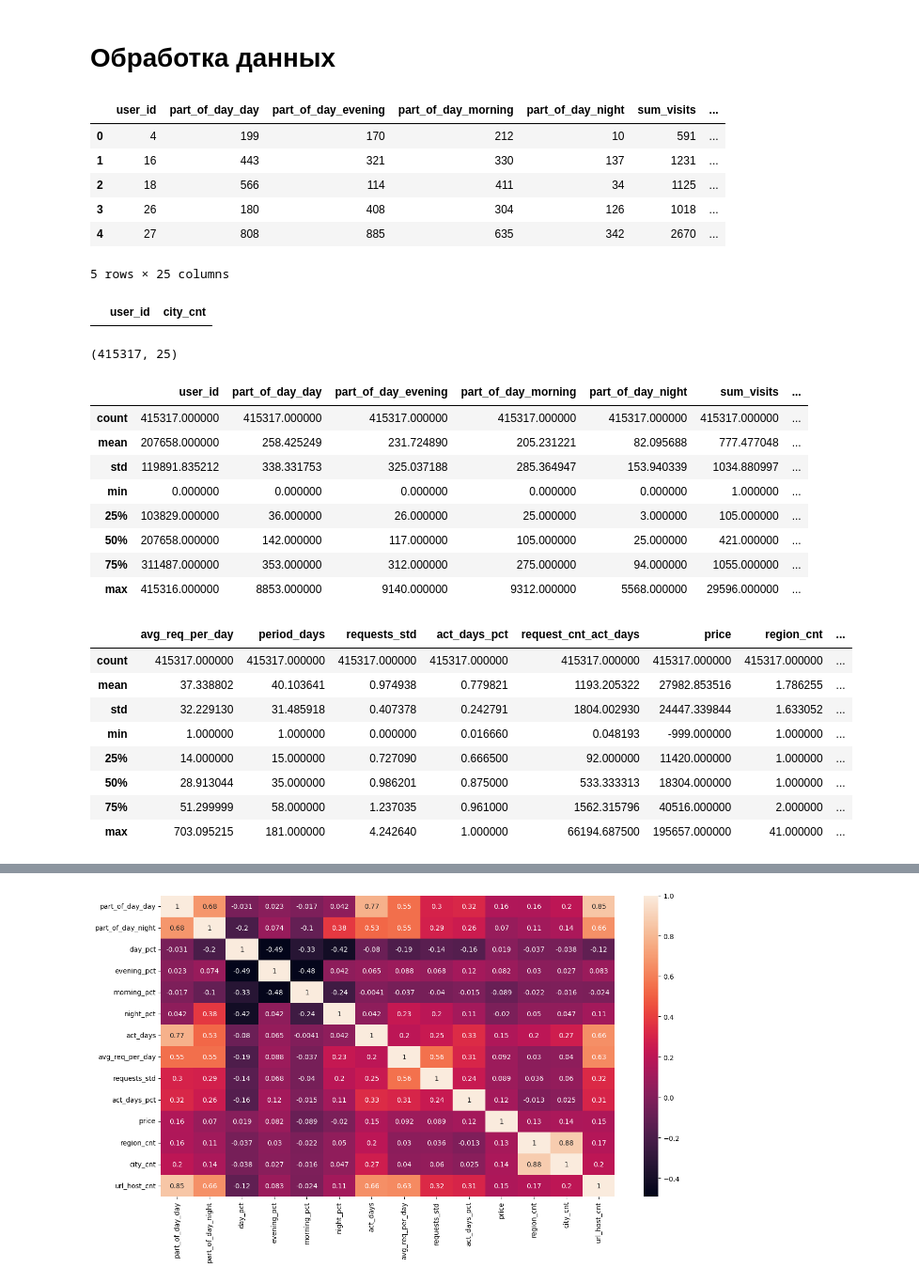
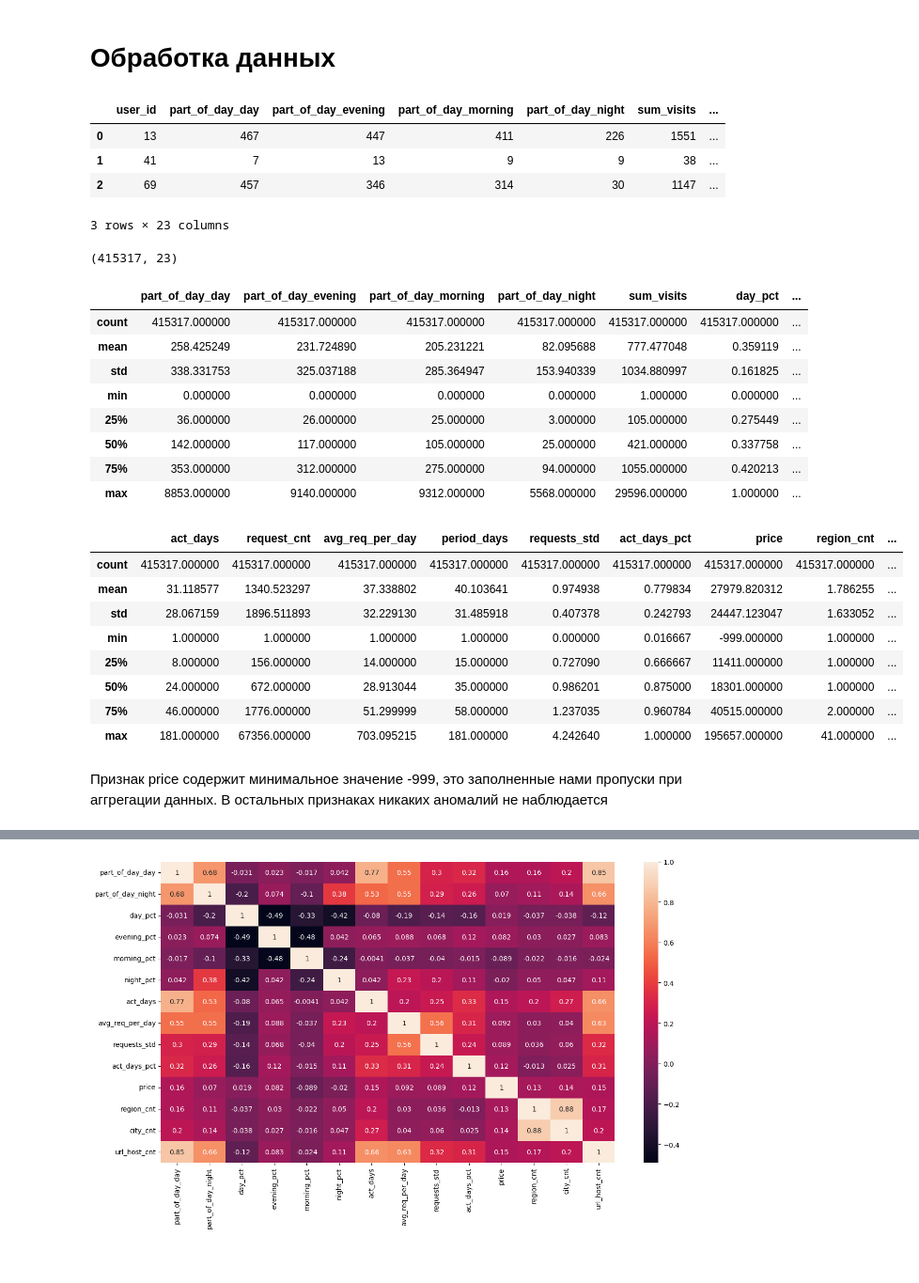
Before and after one commit to georgy-sidorkin/MTS_ML_Cup, a Jupyter notebook: 1. EDA.ipynb, the cells around one changed output, grey strips where cells are left out. Shown at 94% size. Drawn from its saved outputs; the diff is of its cells as text; code cells hidden in the pictures.

```diff
--- a/1. EDA.ipynb
+++ b/1. EDA.ipynb
@@ -47,6 +106,7 @@ def barplot_group(df: pd.DataFrame, col_main: str, col_group: str,
     plt.xlabel(col_main, fontsize=14)
     plt.show()
 # %%
+# типы колонок для экономии памяти
 dict_types = {
     'user_id': 'int32',
     'part_of_day_day': 'int16',
@@ -64,7 +124,6 @@ dict_types = {
     'period_days': 'int16',
     'requests_std': 'float32',
     'act_days_pct': 'float32',
-    'request_cnt_act_days': 'float32',
     'cpe_type_cd': 'category',
     'cpe_model_os_type': 'category',
     'cpe_manufacturer_name': 'category',
@@ -72,9 +131,9 @@ dict_types = {
     'region_cnt': 'int8',
     'city_cnt': 'int8',
     'url_host_cnt': 'int16',
-    'domain_cnt': 'int16'
 }
 
+# возрастные бакеты
 age_bins = {
     0: '0-18',
     1: '19-25',
@@ -87,58 +146,46 @@ age_bins = {
 # %% [markdown]
 # Обработка данных
 # %%
-path = 'data_agg/2023-03-23/'
-df = pd.DataFrame()
-
-for data in os.listdir(path):
-    if data.startswith('data'):
-        temp_df = pd.read_csv(path + data)
-        df = pd.concat([df, temp_df])
+# аггрегированные нами данные
+df = pd.read_csv('data_agg/df_final.csv')
 # %%
-df.head()
+df.head(3)
 # %% [output]
 |  | user_id | part_of_day_day | part_of_day_evening | part_of_day_morning | part_of_day_night | sum_visits | ... |
-| 0 | 4 | 199 | 170 | 212 | 10 | 591 | ... |
-| 1 | 16 | 443 | 321 | 330 | 137 | 1231 | ... |
-| 2 | 18 | 566 | 114 | 411 | 34 | 1125 | ... |
-| 3 | 26 | 180 | 408 | 304 | 126 | 1018 | ... |
-| 4 | 27 | 808 | 885 | 635 | 342 | 2670 | ... |
+| 0 | 13 | 467 | 447 | 411 | 226 | 1551 | ... |
+| 1 | 41 | 7 | 13 | 9 | 9 | 38 | ... |
+| 2 | 69 | 457 | 346 | 314 | 30 | 1147 | ... |
-5 rows × 25 columns
+3 rows × 23 columns
-# %%
-# проверим что в файлах не было дублей user_id
-(df.groupby('user_id', as_index=False)
-     .agg({'city_cnt': 'count'})
-     .query('city_cnt > 1'))
-# %% [output]
-|  | user_id | city_cnt |
 # %%
 df = df.astype(dict_types)
 # %%
 df.shape
 # %% [output]
-(415317, 25)
+(415317, 23)
 # %%
-df.iloc[:, :12].describe()
+df.iloc[:, 1:10].describe()
 # %% [output]
-|  | user_id | part_of_day_day | part_of_day_evening | part_of_day_morning | part_of_day_night | sum_visits | ... |
+|  | part_of_day_day | part_of_day_evening | part_of_day_morning | part_of_day_night | sum_visits | day_pct | ... |
 | count | 415317.000000 | 415317.000000 | 415317.000000 | 415317.000000 | 415317.000000 | 415317.000000 | ... |
-| mean | 207658.000000 | 258.425249 | 231.724890 | 205.231221 | 82.095688 | 777.477048 | ... |
-| std | 119891.835212 | 338.331753 | 325.037188 | 285.364947 | 153.940339 | 1034.880997 | ... |
-| min | 0.000000 | 0.000000 | 0.000000 | 0.000000 | 0.000000 | 1.000000 | ... |
-| 25% | 103829.000000 | 36.000000 | 26.000000 | 25.000000 | 3.000000 | 105.000000 | ... |
-| 50% | 207658.000000 | 142.000000 | 117.000000 | 105.000000 | 25.000000 | 421.000000 | ... |
-| 75% | 311487.000000 | 353.000000 | 312.000000 | 275.000000 | 94.000000 | 1055.000000 | ... |
-| max | 415316.000000 | 8853.000000 | 9140.000000 | 9312.000000 | 5568.000000 | 29596.000000 | ... |
+| mean | 258.425249 | 231.724890 | 205.231221 | 82.095688 | 777.477048 | 0.359119 | ... |
+| std | 338.331753 | 325.037188 | 285.364947 | 153.940339 | 1034.880997 | 0.161825 | ... |
+| min | 0.000000 | 0.000000 | 0.000000 | 0.000000 | 1.000000 | 0.000000 | ... |
+| 25% | 36.000000 | 26.000000 | 25.000000 | 3.000000 | 105.000000 | 0.275449 | ... |
+| 50% | 142.000000 | 117.000000 | 105.000000 | 25.000000 | 421.000000 | 0.337758 | ... |
+| 75% | 353.000000 | 312.000000 | 275.000000 | 94.000000 | 1055.000000 | 0.420213 | ... |
+| max | 8853.000000 | 9140.000000 | 9312.000000 | 5568.000000 | 29596.000000 | 1.000000 | ... |
 # %%
-df.iloc[:, 12:].describe()
+df.iloc[:, 10:].describe()
 # %% [output]
-|  | avg_req_per_day | period_days | requests_std | act_days_pct | request_cnt_act_days | price | region_cnt | ... |
-| count | 415317.000000 | 415317.000000 | 415317.000000 | 415317.000000 | 415317.000000 | 415317.000000 | 415317.000000 | ... |
-| mean | 37.338802 | 40.103641 | 0.974938 | 0.779821 | 1193.205322 | 27982.853516 | 1.786255 | ... |
-| std | 32.229130 | 31.485918 | 0.407378 | 0.242791 | 1804.002930 | 24447.339844 | 1.633052 | ... |
-| min | 1.000000 | 1.000000 | 0.000000 | 0.016660 | 0.048193 | -999.000000 | 1.000000 | ... |
-| 25% | 14.000000 | 15.000000 | 0.727090 | 0.666500 | 92.000000 | 11420.000000 | 1.000000 | ... |
-| 50% | 28.913044 | 35.000000 | 0.986201 | 0.875000 | 533.333313 | 18304.000000 | 1.000000 | ... |
-| 75% | 51.299999 | 58.000000 | 1.237035 | 0.961000 | 1562.315796 | 40516.000000 | 2.000000 | ... |
-| max | 703.095215 | 181.000000 | 4.242640 | 1.000000 | 66194.687500 | 195657.000000 | 41.000000 | ... |
+|  | act_days | request_cnt | avg_req_per_day | period_days | requests_std | act_days_pct | price | region_cnt | ... |
+| count | 415317.000000 | 415317.000000 | 415317.000000 | 415317.000000 | 415317.000000 | 415317.000000 | 415317.000000 | 415317.000000 | ... |
+| mean | 31.118577 | 1340.523297 | 37.338802 | 40.103641 | 0.974938 | 0.779834 | 27979.820312 | 1.786255 | ... |
+| std | 28.067159 | 1896.511893 | 32.229130 | 31.485918 | 0.407378 | 0.242793 | 24447.123047 | 1.633052 | ... |
+| min | 1.000000 | 1.000000 | 1.000000 | 1.000000 | 0.000000 | 0.016667 | -999.000000 | 1.000000 | ... |
+| 25% | 8.000000 | 156.000000 | 14.000000 | 15.000000 | 0.727090 | 0.666667 | 11411.000000 | 1.000000 | ... |
+| 50% | 24.000000 | 672.000000 | 28.913044 | 35.000000 | 0.986201 | 0.875000 | 18301.000000 | 1.000000 | ... |
+| 75% | 46.000000 | 1776.000000 | 51.299999 | 58.000000 | 1.237035 | 0.960784 | 40515.000000 | 2.000000 | ... |
+| max | 181.000000 | 67356.000000 | 703.095215 | 181.000000 | 4.242640 | 1.000000 | 195657.000000 | 41.000000 | ... |
+# %% [markdown]
+Признак price содержит минимальное значение -999, это заполненные нами пропуски при аггрегации данных. В остальных признаках никаких аномалий не наблюдается
 # %%
```
Also changed, not shown: parts of 76 cells of this notebook.
